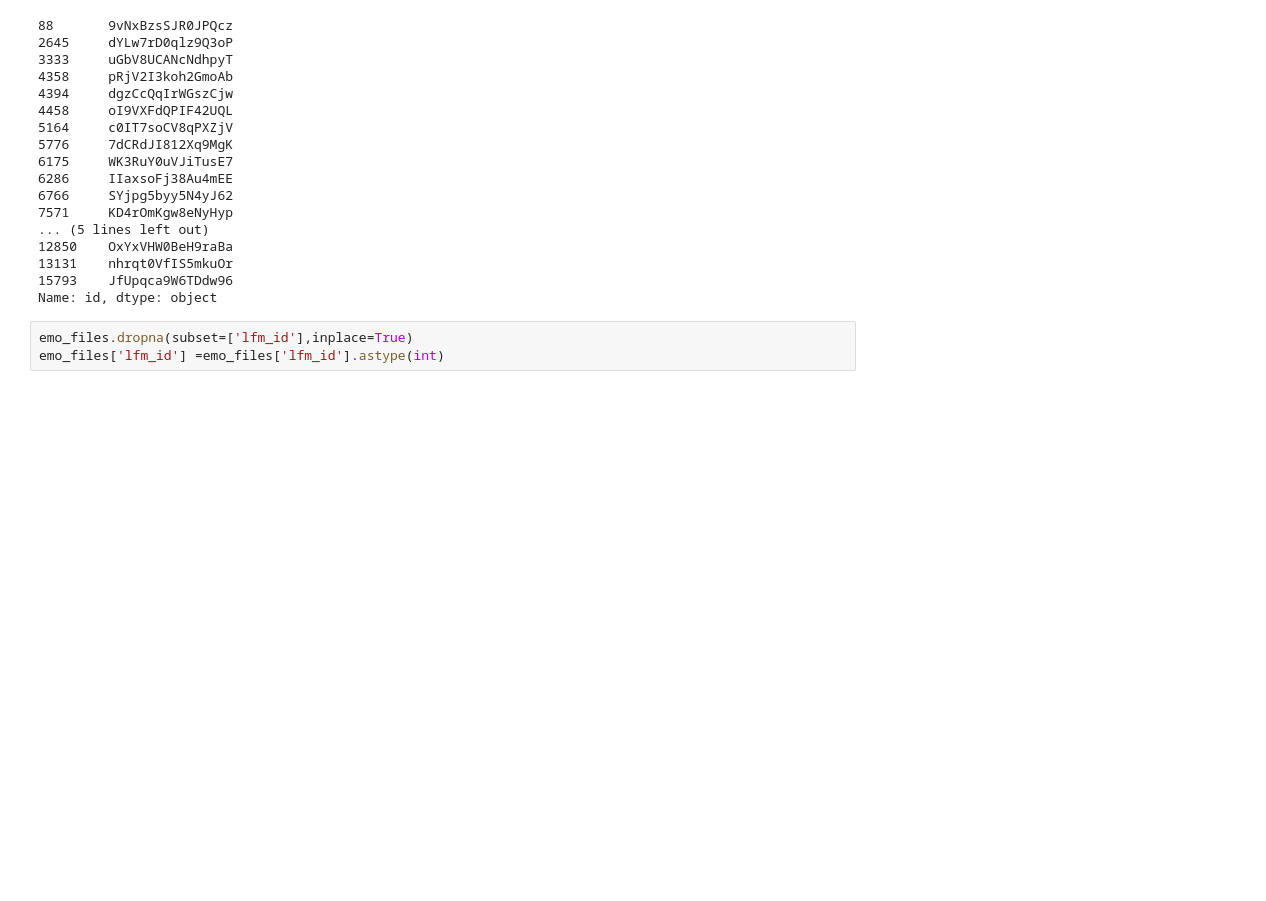
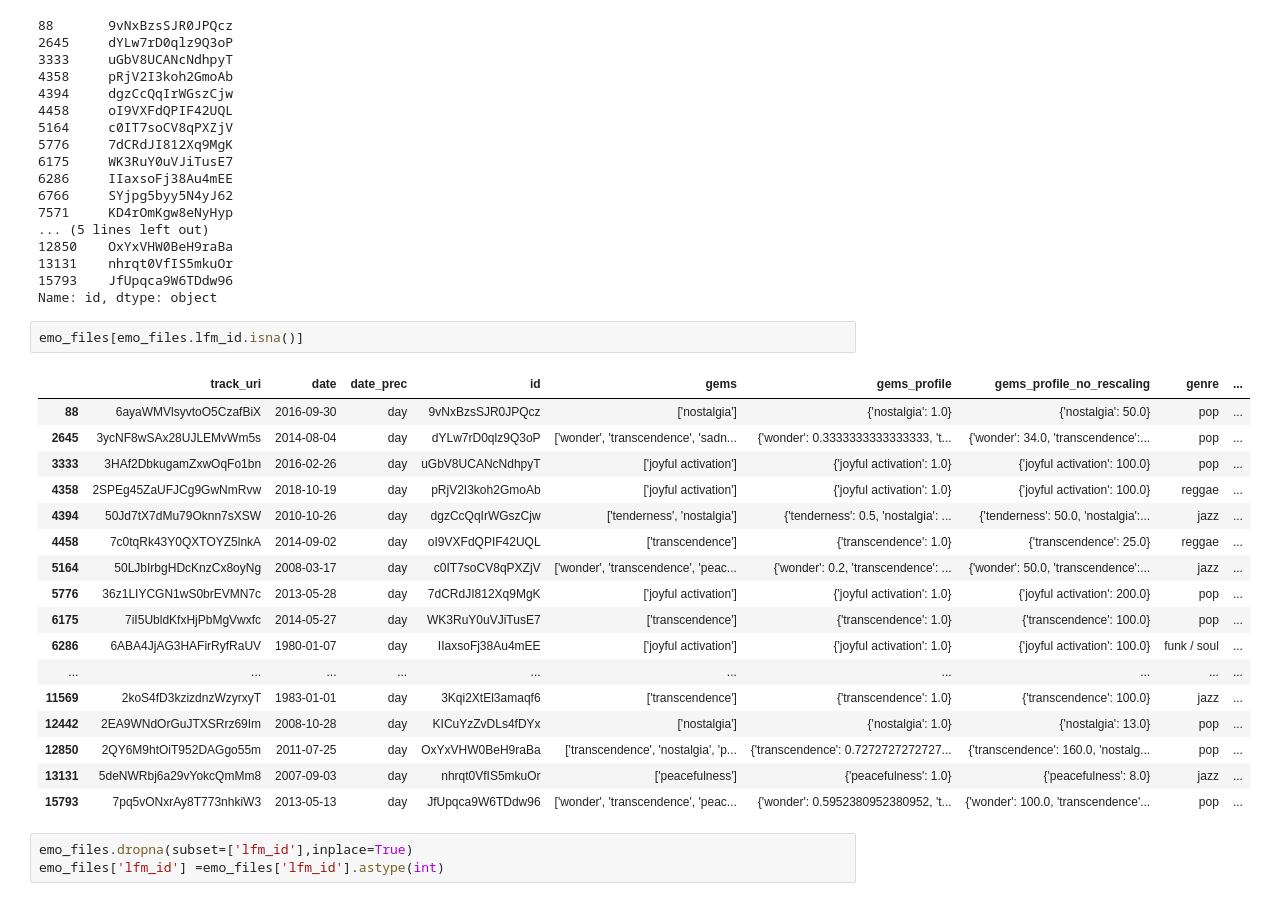
Before and after one commit to mmosc/emo-mrs, a Jupyter notebook: notebooks/preliminary_notnorm.ipynb, the cells around one changed output. Cells and saved outputs as stored; diff of their text form; blank space fills up the shorter version.

```diff
--- a/notebooks/preliminary_notnorm.ipynb
+++ b/notebooks/preliminary_notnorm.ipynb
@@ -90,6 +90,26 @@ emo_files['id'][emo_files.lfm_id.isna()]
 13131    nhrqt0VfIS5mkuOr
 15793    JfUpqca9W6TDdw96
 Name: id, dtype: object
+# %%
+emo_files[emo_files.lfm_id.isna()]
+# %% [output]
+|  | track_uri | date | date_prec | id | gems | gems_profile | gems_profile_no_rescaling | genre | ... |
+| 88 | 6ayaWMVlsyvtoO5CzafBiX | 2016-09-30 | day | 9vNxBzsSJR0JPQcz | ['nostalgia'] | {'nostalgia': 1.0} | {'nostalgia': 50.0} | pop | ... |
+| 2645 | 3ycNF8wSAx28UJLEMvWm5s | 2014-08-04 | day | dYLw7rD0qlz9Q3oP | ['wonder', 'transcendence', 'sadn... | {'wonder': 0.3333333333333333, 't... | {'wonder': 34.0, 'transcendence':... | pop | ... |
+| 3333 | 3HAf2DbkugamZxwOqFo1bn | 2016-02-26 | day | uGbV8UCANcNdhpyT | ['joyful activation'] | {'joyful activation': 1.0} | {'joyful activation': 100.0} | pop | ... |
+| 4358 | 2SPEg45ZaUFJCg9GwNmRvw | 2018-10-19 | day | pRjV2I3koh2GmoAb | ['joyful activation'] | {'joyful activation': 1.0} | {'joyful activation': 100.0} | reggae | ... |
+| 4394 | 50Jd7tX7dMu79Oknn7sXSW | 2010-10-26 | day | dgzCcQqIrWGszCjw | ['tenderness', 'nostalgia'] | {'tenderness': 0.5, 'nostalgia': ... | {'tenderness': 50.0, 'nostalgia':... | jazz | ... |
+| 4458 | 7c0tqRk43Y0QXTOYZ5lnkA | 2014-09-02 | day | oI9VXFdQPIF42UQL | ['transcendence'] | {'transcendence': 1.0} | {'transcendence': 25.0} | reggae | ... |
+| 5164 | 50LJbIrbgHDcKnzCx8oyNg | 2008-03-17 | day | c0IT7soCV8qPXZjV | ['wonder', 'transcendence', 'peac... | {'wonder': 0.2, 'transcendence': ... | {'wonder': 50.0, 'transcendence':... | jazz | ... |
+| 5776 | 36z1LIYCGN1wS0brEVMN7c | 2013-05-28 | day | 7dCRdJI812Xq9MgK | ['joyful activation'] | {'joyful activation': 1.0} | {'joyful activation': 200.0} | pop | ... |
+| 6175 | 7iI5UbldKfxHjPbMgVwxfc | 2014-05-27 | day | WK3RuY0uVJiTusE7 | ['transcendence'] | {'transcendence': 1.0} | {'transcendence': 100.0} | pop | ... |
+| 6286 | 6ABA4JjAG3HAFirRyfRaUV | 1980-01-07 | day | IIaxsoFj38Au4mEE | ['joyful activation'] | {'joyful activation': 1.0} | {'joyful activation': 100.0} | funk / soul | ... |
+| ... | ... | ... | ... | ... | ... | ... | ... | ... | ... |
+| 11569 | 2koS4fD3kzizdnzWzyrxyT | 1983-01-01 | day | 3Kqi2XtEl3amaqf6 | ['transcendence'] | {'transcendence': 1.0} | {'transcendence': 100.0} | jazz | ... |
+| 12442 | 2EA9WNdOrGuJTXSRrz69Im | 2008-10-28 | day | KICuYzZvDLs4fDYx | ['nostalgia'] | {'nostalgia': 1.0} | {'nostalgia': 13.0} | pop | ... |
+| 12850 | 2QY6M9htOiT952DAGgo55m | 2011-07-25 | day | OxYxVHW0BeH9raBa | ['transcendence', 'nostalgia', 'p... | {'transcendence': 0.7272727272727... | {'transcendence': 160.0, 'nostalg... | pop | ... |
+| 13131 | 5deNWRbj6a29vYokcQmMm8 | 2007-09-03 | day | nhrqt0VfIS5mkuOr | ['peacefulness'] | {'peacefulness': 1.0} | {'peacefulness': 8.0} | jazz | ... |
+| 15793 | 7pq5vONxrAy8T773nhkiW3 | 2013-05-13 | day | JfUpqca9W6TDdw96 | ['wonder', 'transcendence', 'peac... | {'wonder': 0.5952380952380952, 't... | {'wonder': 100.0, 'transcendence'... | pop | ... |
 # %%
 emo_files.dropna(subset=['lfm_id'],inplace=True)
 emo_files['lfm_id'] =emo_files['lfm_id'].astype(int)
```
Also changed, not shown: 4 other files.
